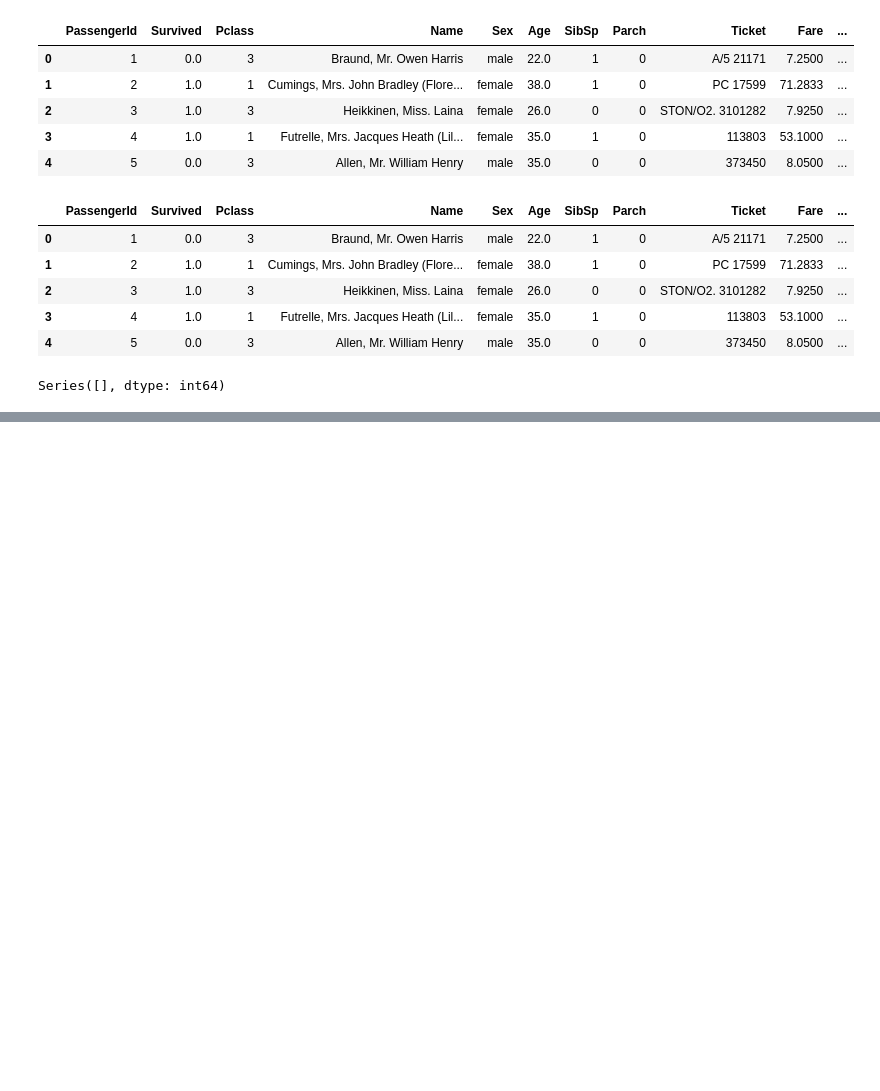
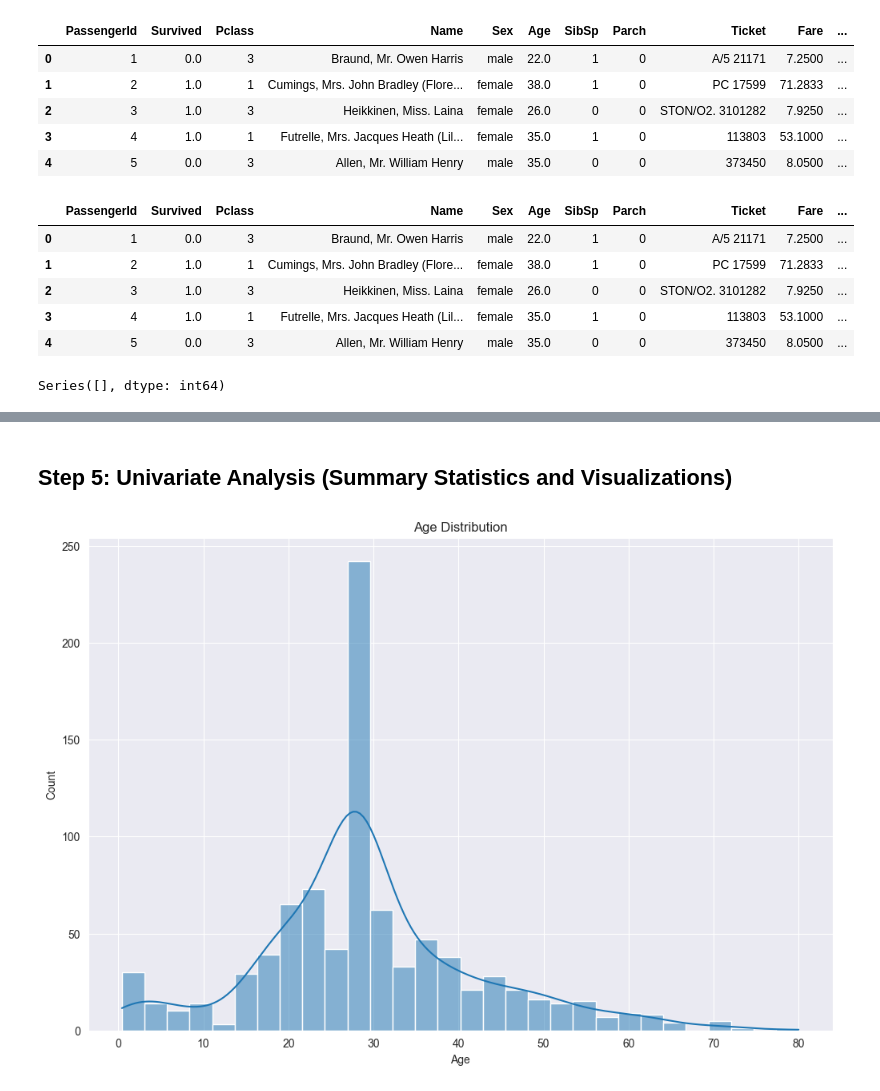
Before and after one commit to Hasan082/Data-Science-Portfolio, a Jupyter notebook: Titanic Exploratory Analysis/Titanic_EDA_Project.ipynb, the cells around one changed output, grey strips where cells are left out. Cells and saved outputs as stored; diff of their text form; code cells hidden in the pictures; blank space fills up the shorter version.

Commit message:
Age and Fare distribution done

```diff
--- a/Titanic Exploratory Analysis/Titanic_EDA_Project.ipynb
+++ b/Titanic Exploratory Analysis/Titanic_EDA_Project.ipynb
@@ -175,0 +178,15 @@ Series([], dtype: int64)
+# %%
+# Convert 'Sex' to a binary variable (0 for male, 1 for female)
+# This is called Label Encoding, where categorical data (strings) is converted to numerical values.
+# Benefits: Machine learning algorithms usually work better with numerical data rather than strings.
+data['Sex'] = data['Sex'].map({'male': 0, 'female': 1})
+# %%
+# Convert 'Embarked' to categorical values using Ordinal Encoding:
+# 'C' -> 0, 'Q' -> 1, 'S' -> 2
+# 'Embarked' represents the embarkation points, and we assign numerical values to these categories.
+# Benefits: Helps algorithms understand the relationship between the categories if there’s any ordering (though no strong order in this case).
+data['Embarked'] = data['Embarked'].map({'C': 0, 'Q': 1, 'S': 2})
+# %%
+# Convert 'Pclass' to a categorical type to indicate it's a discrete category (1st, 2nd, 3rd class)
+# Benefits: Converting to category type saves memory and tells the model that 'Pclass' should be treated as a categorical feature.
+data['Pclass'] = data['Pclass'].astype('category')
@@ -175,0 +218,13 @@ Series([], dtype: int64)
+# %% [markdown]
+## Step 5: Univariate Analysis (Summary Statistics and Visualizations)
+# %%
+# Distribution of 'Age' feature
+plt.figure(figsize=(12, 8))
+sns.histplot(data['Age'], kde=True)
+plt.title('Age Distribution')
+plt.show();
+
+# Age distribution is right-skewed, it means there are younger passengers, but the few older passengers (e.g., passengers in their 60s, 70s) cause the tail to stretch to the right.
+# Right-skewed distributions are typically associated with Exponential Distribution as they all have long right tails.
+# %% [output]
+[figure, added]
```
Also changed, not shown: parts of 4 cells of this notebook.
